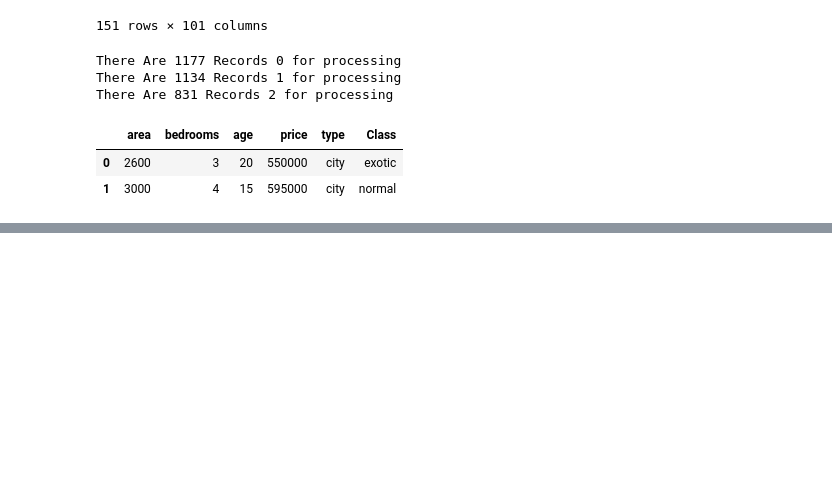
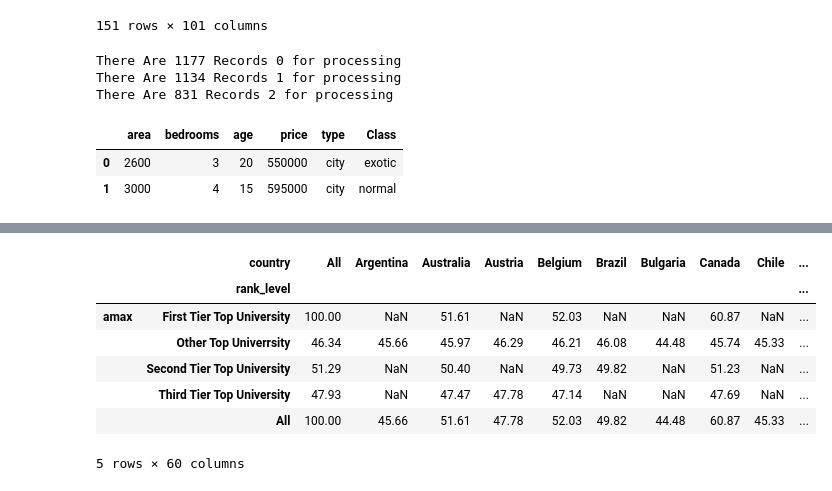
Before and after one commit to shohelbspi/Introduction-to-Data-Science-in-Python, a Jupyter notebook: Week_3.ipynb, the cells around one changed output, grey strips where cells are left out. Saved outputs shown, nothing was run; the diff lists cells and outputs as text; code cells hidden in the pictures; blank space fills up the shorter version.

```diff
--- a/Week_3.ipynb
+++ b/Week_3.ipynb
@@ -1128,0 +1332,11 @@ Categories (10, interval[float64, right]): [(23065.339, 148158.089] < (148158.08
+# %%
+new_df.unstack().unstack().head()
+# %% [output]
+|  | country | All | Argentina | Australia | Austria | Belgium | Brazil | Bulgaria | Canada | Chile | ... |
+|  | rank_level |  |  |  |  |  |  |  |  |  | ... |
+| amax | First Tier Top University | 100.00 | NaN | 51.61 | NaN | 52.03 | NaN | NaN | 60.87 | NaN | ... |
+|  | Other Top Univerrsity | 46.34 | 45.66 | 45.97 | 46.29 | 46.21 | 46.08 | 44.48 | 45.74 | 45.33 | ... |
+|  | Second Tier Top University | 51.29 | NaN | 50.40 | NaN | 49.73 | 49.82 | NaN | 51.23 | NaN | ... |
+|  | Third Tier Top University | 47.93 | NaN | 47.47 | 47.78 | 47.14 | NaN | NaN | 47.69 | NaN | ... |
+|  | All | 100.00 | 45.66 | 51.61 | 47.78 | 52.03 | 49.82 | 44.48 | 60.87 | 45.33 | ... |
+5 rows × 60 columns
```
Also changed, not shown: parts of 100 cells of this notebook, 2 other files.
